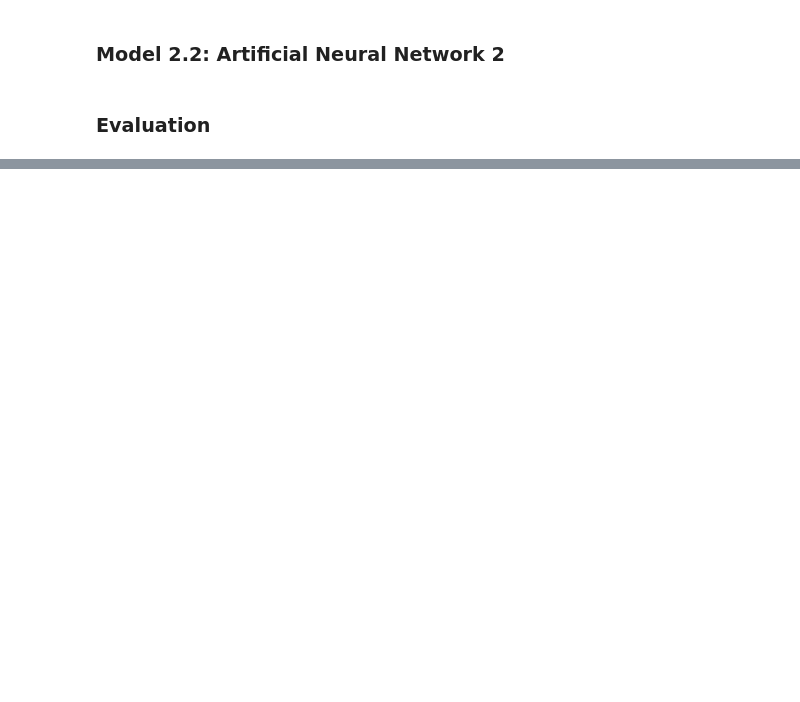
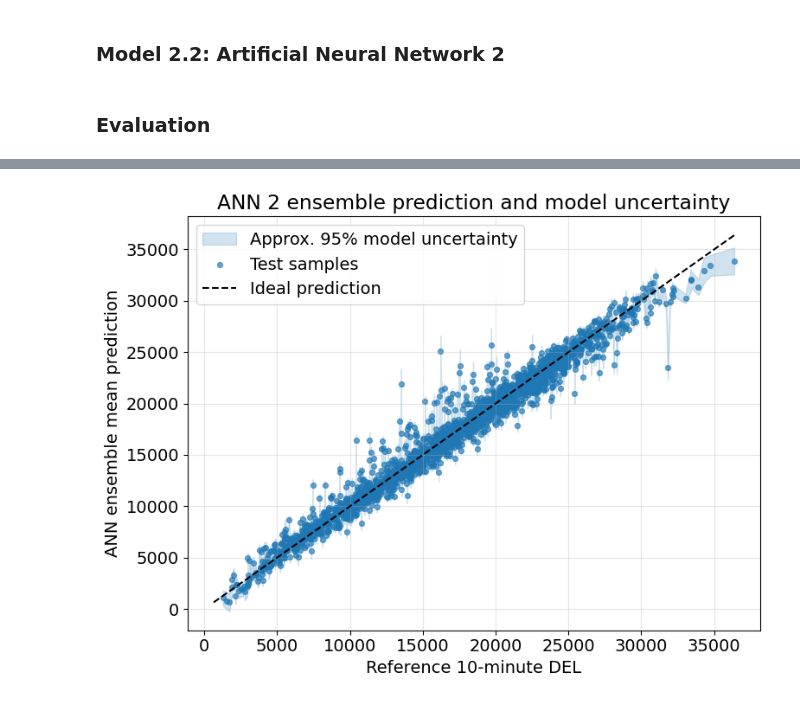
Before and after one commit to natslimak/OceanCourses, a Jupyter notebook: ProbalisticModelling/assg_mid-term/task3.ipynb, the cells around one changed output, grey strips where cells are left out. Drawn from its saved outputs; the diff is of its cells as text; code cells hidden in the pictures; blank space fills up the shorter version.

```diff
--- a/ProbalisticModelling/assg_mid-term/task3.ipynb
+++ b/ProbalisticModelling/assg_mid-term/task3.ipynb
@@ -311,0 +314,20 @@ print(table)
+# %%
+from sklearn.utils import resample
+from sklearn.neural_network import MLPRegressor
+
+N_models = 50
+ANN_models = []
+
+# Keep one common scaling for all models
+Xscaler = sklearn.preprocessing.StandardScaler().fit(AllInputData.values)
+Yscaler = sklearn.preprocessing.StandardScaler().fit(AllTargetData["Blade_root_flapwise_M_x"].values.reshape(-1, 1))
+
+X_all = Xscaler.transform(AllInputData.values)
+Y_all = Yscaler.transform(AllTargetData["Blade_root_flapwise_M_x"].values.reshape(-1, 1)).ravel()
+
+for model_number in range(N_models):
+    # Bootstrap the training data
+    X_boot, Y_boot = resample(X_all, Y_all, replace=True, n_samples=len(X_all), random_state=model_number,)
+    model = MLPRegressor(activation="tanh", hidden_layer_sizes=(8, 8), max_iter=5000, random_state=model_number,)
+    model.fit(X_boot, Y_boot)
+    ANN_models.append(model)
@@ -311,0 +356,74 @@ print(table)
+# %%
+import numpy as np
+import matplotlib.pyplot as plt
+
+# Predictions from all ANN ensemble members on the test set
+ensemble_predictions_scaled = np.column_stack([
+    model.predict(Xtest)
+    for model in ANN_models
+])
+
+# Convert each model prediction back to DEL units
+ensemble_predictions = np.column_stack([
+    Yscaler.inverse_transform(
+        ensemble_predictions_scaled[:, i].reshape(-1, 1)
+    ).ravel()
+    for i in range(len(ANN_models))
+])
+
+YM_mean = np.mean(ensemble_predictions, axis=1)
+YM_std = np.std(ensemble_predictions, axis=1)
+
+# Approximate 95% model uncertainty interval
+YM_lower = YM_mean - 1.96 * YM_std
+YM_upper = YM_mean + 1.96 * YM_std
+
+Ytest_physical = Yscaler.inverse_transform(
+    Ytest.reshape(-1, 1)
+).ravel()
+
+# Sort for a cleaner uncertainty band
+order = np.argsort(Ytest_physical)
+Y_sorted = Ytest_physical[order]
+mean_sorted = YM_mean[order]
+lower_sorted = YM_lower[order]
+upper_sorted = YM_upper[order]
+
+plt.figure(figsize=(8, 6))
+
+plt.fill_between(
+    Y_sorted,
+    lower_sorted,
+    upper_sorted,
+    color="tab:blue",
+    alpha=0.2,
+    label="Approx. 95% model uncertainty",
+)
+
+plt.scatter(
+    Ytest_physical,
+    YM_mean,
+    s=18,
+    alpha=0.65,
+    label="Test samples",
+)
+
+min_value = min(Ytest_physical.min(), YM_mean.min())
+max_value = max(Ytest_physical.max(), YM_mean.max())
+
+plt.plot(
+    [min_value, max_value],
+    [min_value, max_value],
+    "k--",
+    label="Ideal prediction",
+)
+
+plt.xlabel("Reference 10-minute DEL")
+plt.ylabel("ANN ensemble mean prediction")
+plt.title("ANN 2 ensemble prediction and model uncertainty")
+plt.legend()
+plt.grid(alpha=0.3)
+plt.tight_layout()
+plt.show()
+# %% [output]
+[figure, added]
```
Also changed, not shown: parts of 10 cells of this notebook, 2 other files.
